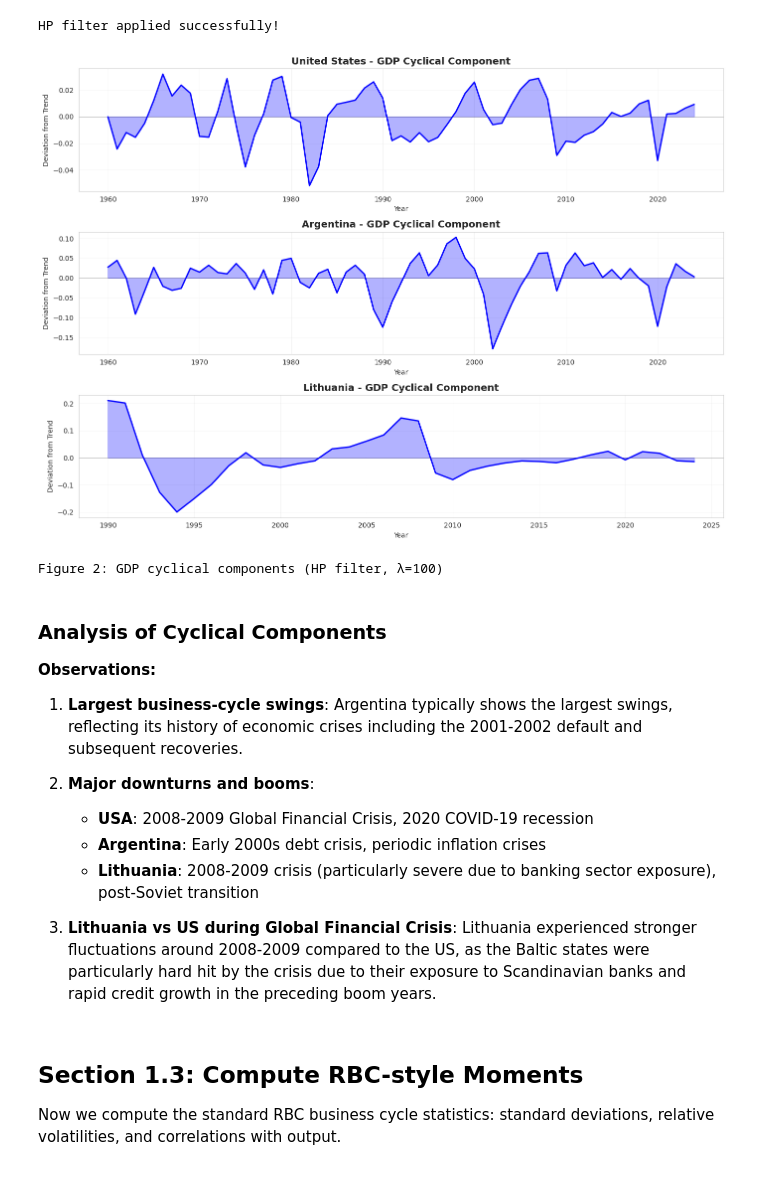
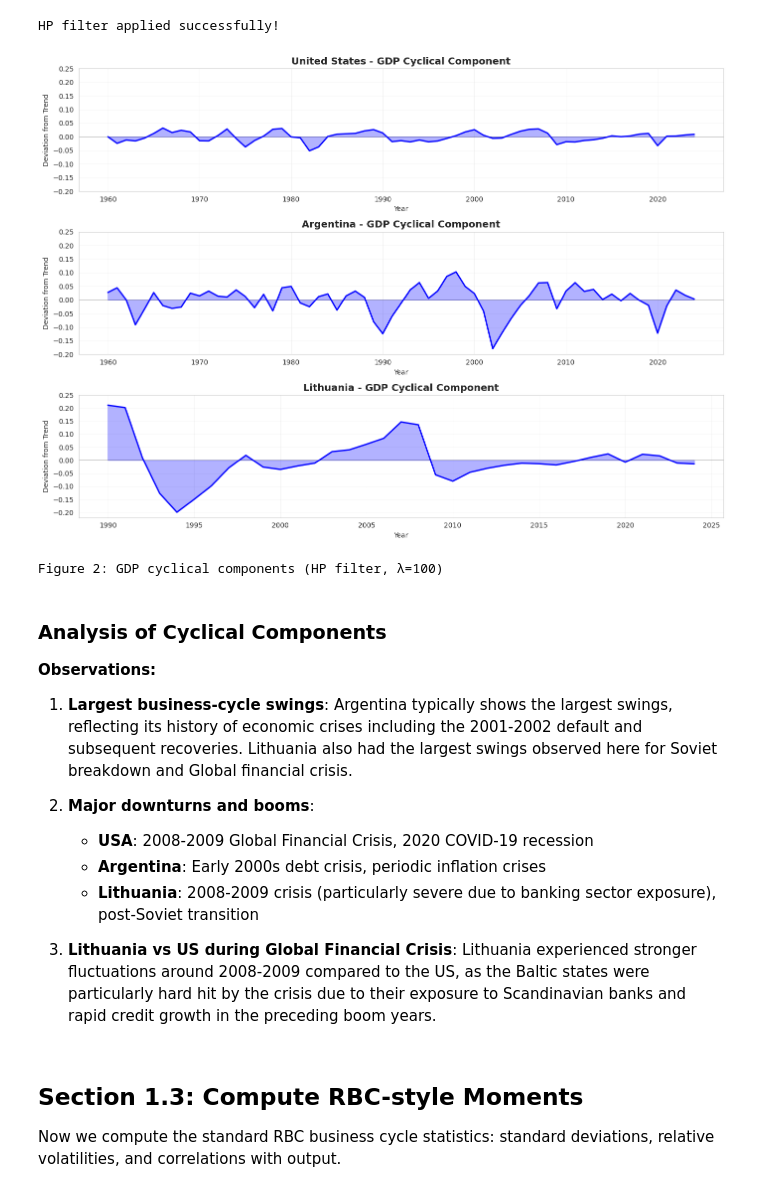
Before and after one commit to Aidas-dev/computer-data-analysis-course, a Jupyter notebook: tasks/Economics-RBC-Model-Task/RBC_Model_Analysis.ipynb, the cells around one changed output. Cells and saved outputs as stored; diff of their text form; code cells hidden in the pictures.

```diff
--- a/tasks/Economics-RBC-Model-Task/RBC_Model_Analysis.ipynb
+++ b/tasks/Economics-RBC-Model-Task/RBC_Model_Analysis.ipynb
@@ -171,33 +171,46 @@ HP filter applied successfully!
 # %%
 # Plot cyclical component of GDP for each country
 fig, axes = plt.subplots(3, 1, figsize=(14, 10))
+
+# Find global min and max for consistent y-axis
+all_cycles = []
+for country_code in countries.keys():
+    all_cycles.extend(cycle_dict['GDP'][country_code].values)
+global_min = min(all_cycles)
+global_max = max(all_cycles)
 
 for idx, (country_code, country_name) in enumerate(countries.items()):
     ax = axes[idx]
     gdp_cycle = cycle_dict['GDP'][country_code]
 
     ax.axhline(y=0, color='black', linestyle='-', linewidth=0.5, alpha=0.5)
     ax.fill_between(gdp_cycle.index, 0, gdp_cycle.values, alpha=0.3, color='blue')
     ax.plot(gdp_cycle.index, gdp_cycle.values, linewidth=2, color='blue')
 
     ax.set_title(f'{country_name} - GDP Cyclical Component', fontsize=14, fontweight='bold')
     ax.set_xlabel('Year')
     ax.set_ylabel('Deviation from Trend')
     ax.grid(True, alpha=0.3)
 
+    # Set consistent y-axis ticks with 0.05 intervals
+    import numpy as np
+    y_min = np.floor(global_min / 0.05) * 0.05
+    y_max = np.ceil(global_max / 0.05) * 0.05
+    ax.set_yticks(np.arange(y_min, y_max + 0.05, 0.05))
+
 plt.tight_layout()
 plt.show()
 
 print('Figure 2: GDP cyclical components (HP filter, λ=100)')
 # %% [output]
-[figure, old version]
+[figure, new version]
 Figure 2: GDP cyclical components (HP filter, λ=100)
 # %% [markdown]
 ### Analysis of Cyclical Components
 
 **Observations:**
 
-1. **Largest business-cycle swings**: Argentina typically shows the largest swings, reflecting its history of economic crises including the 2001-2002 default and subsequent recoveries.
+1. **Largest business-cycle swings**: Argentina typically shows the largest swings, reflecting its history of economic crises including the 2001-2002 default and subsequent recoveries. Lithuania also had the largest swings observed here for Soviet breakdown and Global financial crisis.
 
 2. **Major downturns and booms**:
    - **USA**: 2008-2009 Global Financial Crisis, 2020 COVID-19 recession
```
Also changed, not shown: parts of 2 cells of this notebook, 2 other files.
